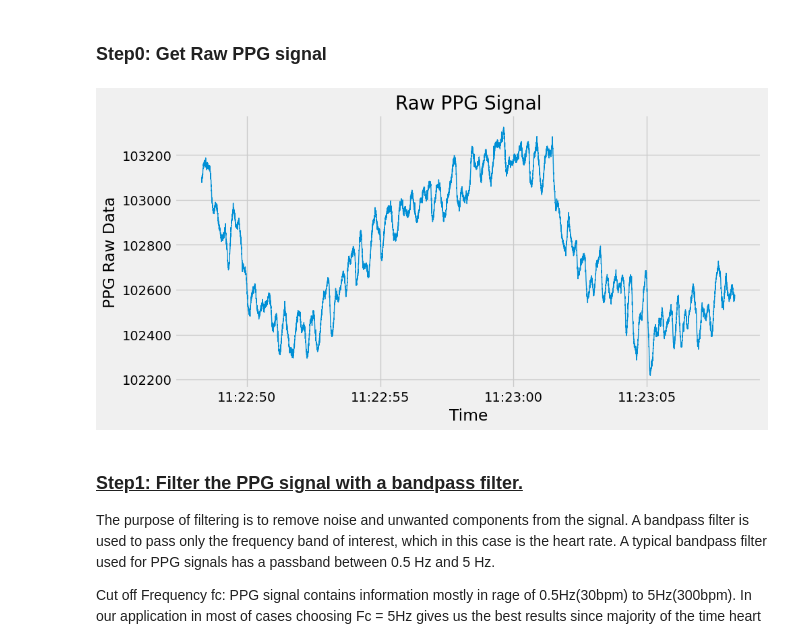
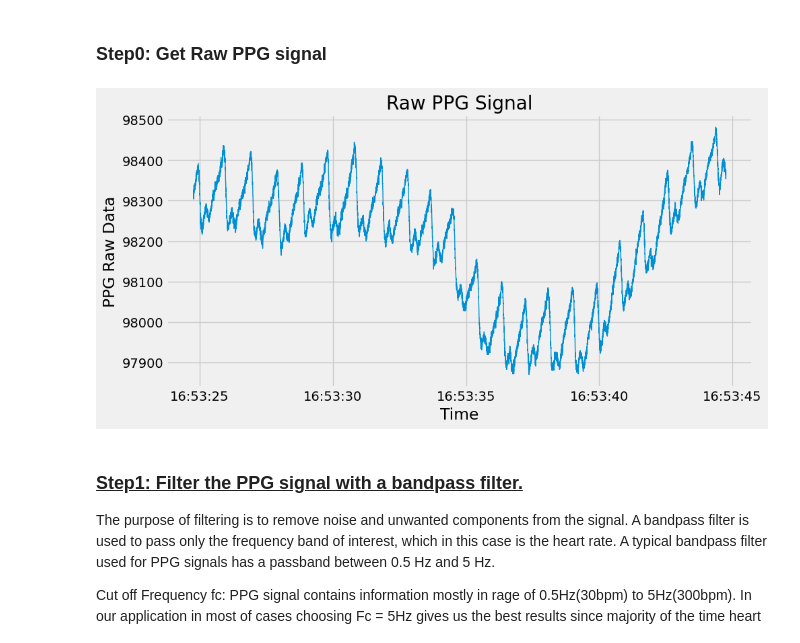
Before and after one commit to vyasdeep668/VitalTracer, a Jupyter notebook: 3_HR_Detection_Algorithm/RawPPGDataAnalysis.ipynb, the cells around one changed output. Drawn from its saved outputs; the diff is of its cells as text; code cells hidden in the pictures.

```diff
--- a/3_HR_Detection_Algorithm/RawPPGDataAnalysis.ipynb
+++ b/3_HR_Detection_Algorithm/RawPPGDataAnalysis.ipynb
@@ -30,35 +30,35 @@ Step7: Calculate the heart rate using the time difference between R-peaks. </br>
 # Project Imports
 import pandas as pd
 import matplotlib.pyplot as plt
 import numpy as np
 from scipy.signal import butter, filtfilt, find_peaks
 
 # Select channel from the dataset.
 channel = 'pleth_5'
 
-df = pd.read_csv('PPG_Dataset/s10_run.csv')
+df = pd.read_csv('PPG_Dataset/s3_sit.csv')
 df.head()
 
 # Data Sampled at 500Hz
 # Getting 20 Seconds of raw data
 ppg_data = df[['time', channel]].iloc[:10000]
 
 # Convert the time column to a datetime object
 ppg_data['time'] = pd.to_datetime(ppg_data['time'], format='%Y-%m-%d %H:%M:%S.%f')
 
 # Set the time column as the dataframe index
 ppg_data.set_index('time', inplace=True)
 
 # Plot the PPG data
 plt.figure(figsize=(10,5))
 plt.style.use('fivethirtyeight')
 plt.plot(ppg_data.index, ppg_data[channel], linewidth=1)
 plt.title("Raw PPG Signal")
 plt.xlabel('Time')
 plt.ylabel('PPG Raw Data')
 plt.show()
 # %% [output]
-[figure, old version]
+[figure, new version]
 # %% [markdown]
  ### <ins> Step1: Filter the PPG signal with a bandpass filter.</br> </ins>
 The purpose of filtering is to remove noise and unwanted components from the signal. A bandpass filter is used to pass only the frequency band of interest, which in this case is the heart rate. A typical bandpass filter used for PPG signals has a passband between 0.5 Hz and 5 Hz.
```
Also changed, not shown: parts of 7 cells of this notebook.
